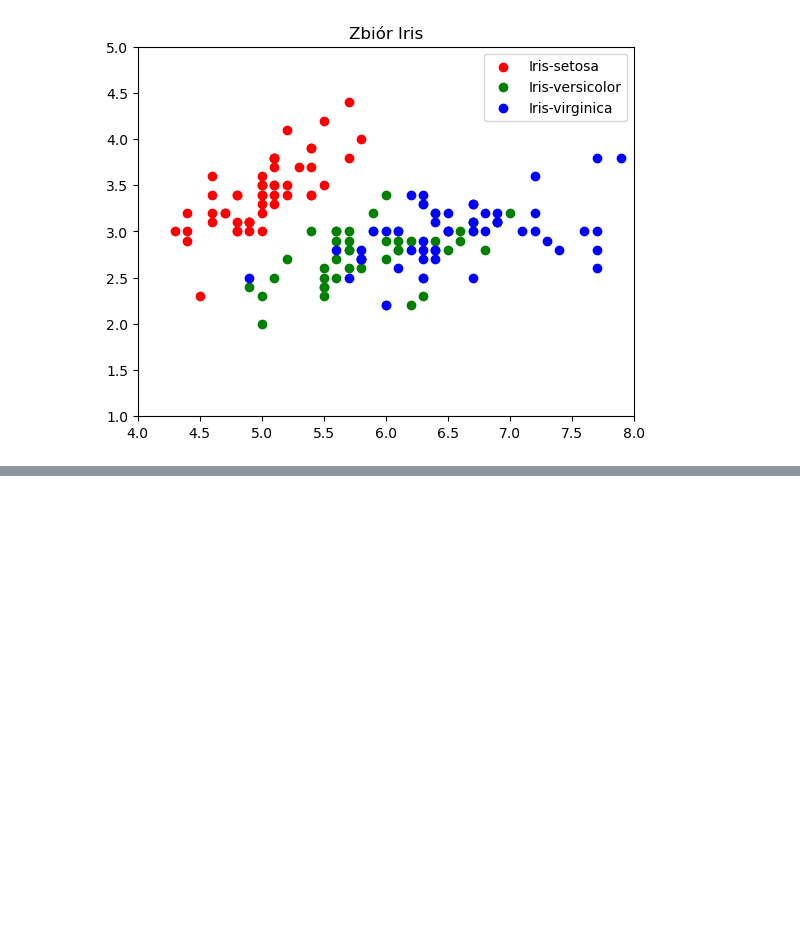
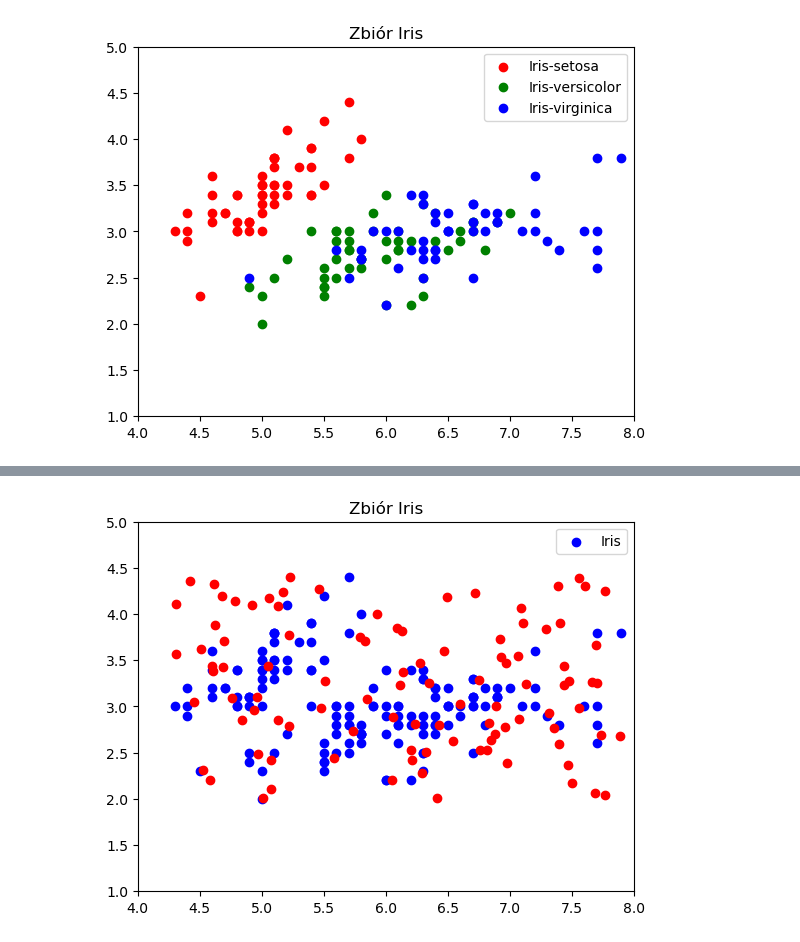
Before and after one commit to Funiek/eksploracja-danych, a Jupyter notebook: cw11/ed_cw11_krzysztof_funkowski.ipynb, the cells around one changed output, grey strips where cells are left out. Drawn from its saved outputs; the diff is of its cells as text; code cells hidden in the pictures; blank space fills up the shorter version.

```diff
--- a/cw11/ed_cw11_krzysztof_funkowski.ipynb
+++ b/cw11/ed_cw11_krzysztof_funkowski.ipynb
@@ -31,7 +34,8 @@ df
 | 150 | 5.9 | 3.0 | 5.1 | 1.8 | Iris-virginica |
 150 rows × 5 columns
 # %%
-dataset = df[['SepalLengthCm','SepalWidthCm','PetalLengthCm','PetalWidthCm']].to_numpy()
+#dataset = df[['SepalLengthCm','SepalWidthCm','PetalLengthCm','PetalWidthCm']].to_numpy()
+dataset = df[['SepalLengthCm','SepalWidthCm']].to_numpy()
 # %% [markdown]
 ### Gatunki
 # %%
@@ -136,0 +64,6 @@ Note: you may need to restart the kernel to use updated packages.
+# %%
+max_iterations = 100
+learning_rate = 0.01
+initial_radius = 0.1
+input_size = dataset.shape[1]  # Liczba cech
+output_size = 10 * 10
@@ -136,0 +137,17 @@ Note: you may need to restart the kernel to use updated packages.
+# %%
+weights = np.random.rand(output_size, input_size)
+weights[:,0] = np.min(dataset[:,0]) + weights[:,0] * (np.max(dataset[:,0]) - np.min(dataset[:,0]))
+weights[:,1] = np.min(dataset[:,1]) + weights[:,1] * (np.max(dataset[:,1]) - np.min(dataset[:,1]))
+smo(dataset, weights, learning_rate, initial_radius, 5000)
+# %%
+plt.scatter(dataset[:,0], dataset[:,1], color='blue', marker='o', label='Iris')
+for i in range(output_size):
+    plt.scatter(weights[i, 0], weights[i, 1], color='red', marker='o')
+
+plt.xlim(4,8)
+plt.ylim(1,5)
+plt.legend()
+plt.title('Zbiór Iris')
+plt.show()
+# %% [output]
+[figure, added]
```
Also changed, not shown: parts of 12 cells of this notebook, 2 other files.
